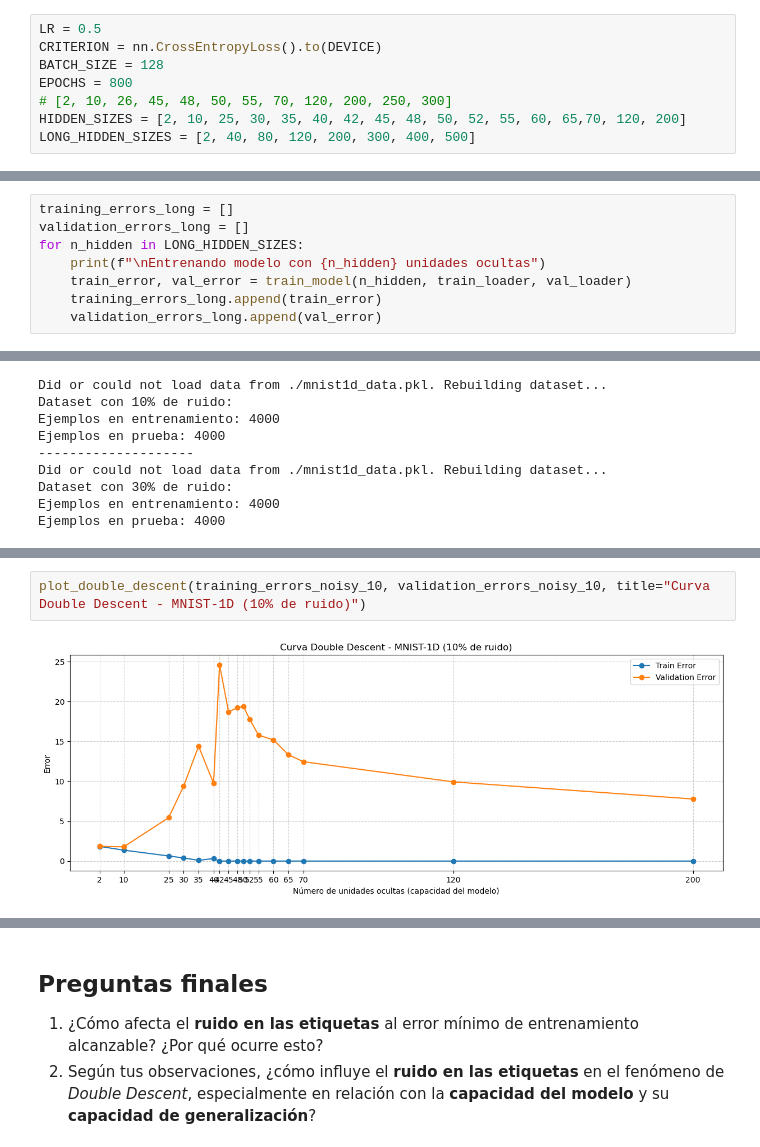
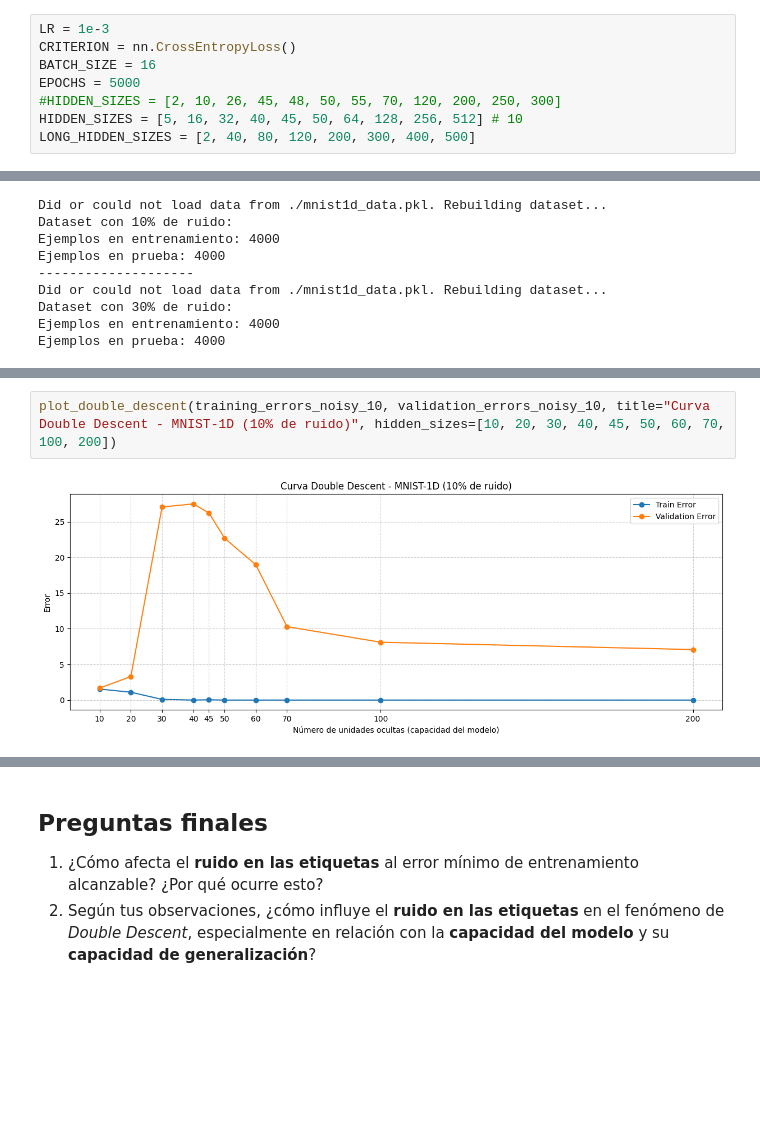
Before and after one commit to nataliacampiglia/deep_learling_tarea_2, a Jupyter notebook: Notebook_Double_Descent.ipynb, the cells around one changed output, grey strips where cells are left out. Cells and saved outputs as stored; diff of their text form; blank space fills up the shorter version.

Commit message:
sin ruido, con ruido 10

```diff
--- a/Notebook_Double_Descent.ipynb
+++ b/Notebook_Double_Descent.ipynb
@@ -83,10 +83,10 @@ Usando mps
 # %%
-LR = 0.5
-CRITERION = nn.CrossEntropyLoss().to(DEVICE)
-BATCH_SIZE = 128
-EPOCHS = 800
-# [2, 10, 26, 45, 48, 50, 55, 70, 120, 200, 250, 300]
-HIDDEN_SIZES = [2, 10, 25, 30, 35, 40, 42, 45, 48, 50, 52, 55, 60, 65,70, 120, 200]
+LR = 1e-3
+CRITERION = nn.CrossEntropyLoss()
+BATCH_SIZE = 16
+EPOCHS = 5000
+#HIDDEN_SIZES = [2, 10, 26, 45, 48, 50, 55, 70, 120, 200, 250, 300]
+HIDDEN_SIZES = [5, 16, 32, 40, 45, 50, 64, 128, 256, 512] # 10
 LONG_HIDDEN_SIZES = [2, 40, 80, 120, 200, 300, 400, 500]
 # %%
 def get_noisy_mnist1d_dataset(noise_rate=0.0):
@@ -348,8 +389,0 @@ plot_double_descent(training_errors, validation_errors)
-# %%
-training_errors_long = []
-validation_errors_long = []
-for n_hidden in LONG_HIDDEN_SIZES:
-    print(f"\nEntrenando modelo con {n_hidden} unidades ocultas")
-    train_error, val_error = train_model(n_hidden, train_loader, val_loader)
-    training_errors_long.append(train_error)
-    validation_errors_long.append(val_error)
@@ -451,7 +521,7 @@ Entrenando modelo con 40 unidades ocultas
 # %%
-plot_double_descent(training_errors_noisy_10, validation_errors_noisy_10, title="Curva Double Descent - MNIST-1D (10% de ruido)")
+plot_double_descent(training_errors_noisy_10, validation_errors_noisy_10, title="Curva Double Descent - MNIST-1D (10% de ruido)", hidden_sizes=[10, 20, 30, 40, 45, 50, 60, 70, 100, 200])
 # %% [output]
-[figure, old version]
+[figure, new version]
 # %%
 train_loader_noisy_30, val_loader_noisy_30 = get_dataloaders(data_noisy_30)
 training_errors_noisy_30 = []
```
Also changed, not shown: parts of 13 cells of this notebook.
